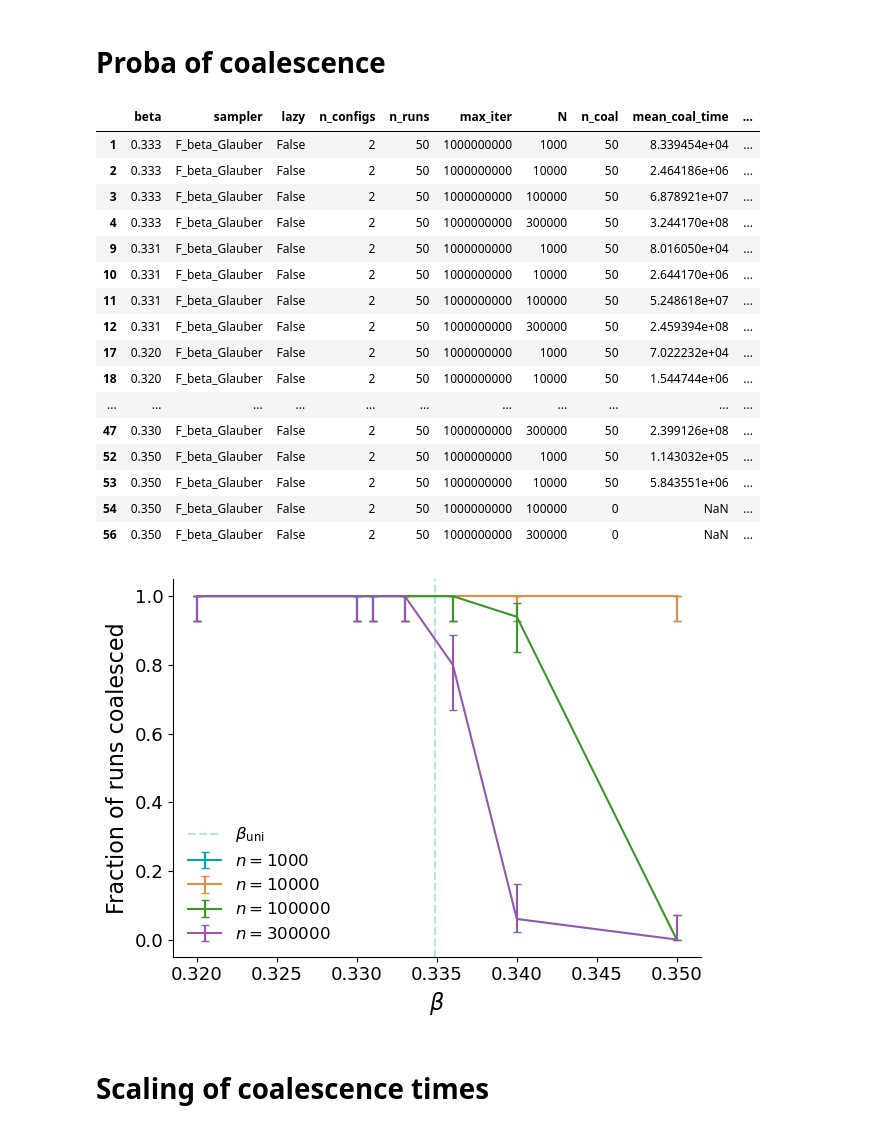
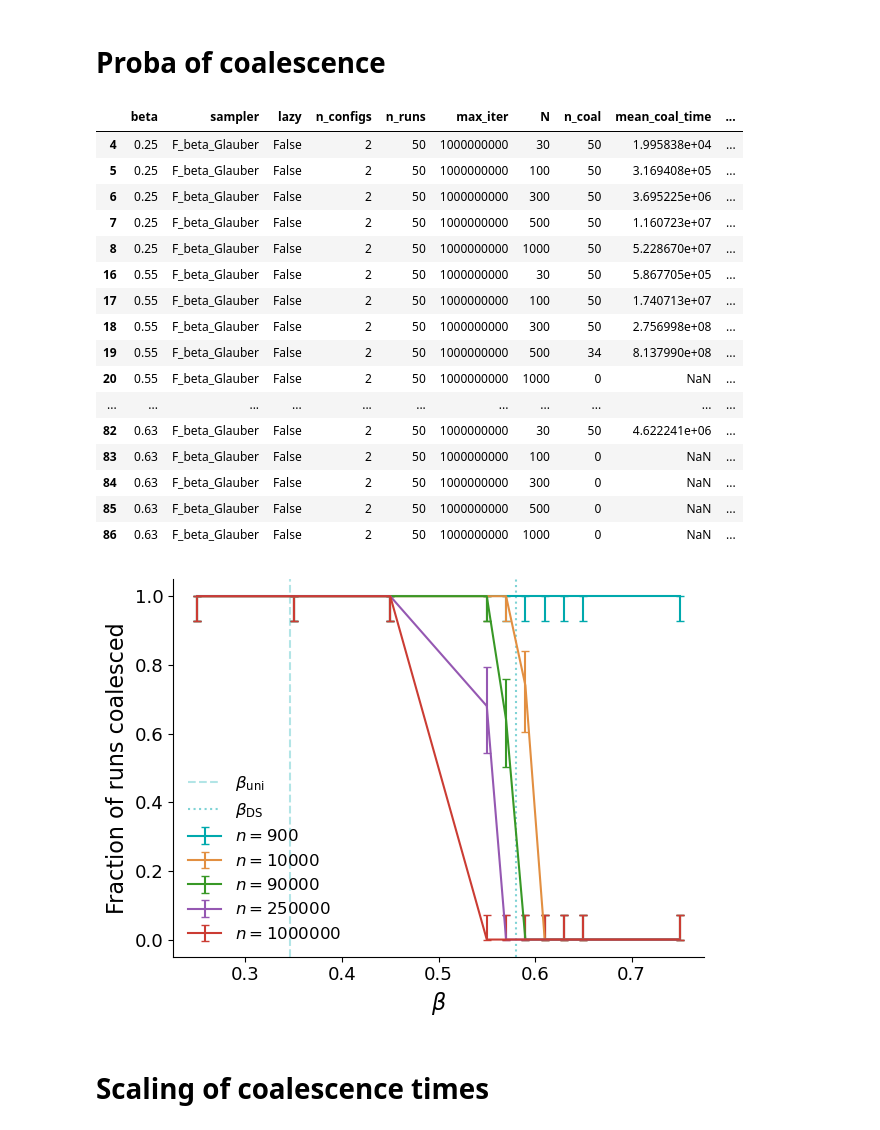
Before and after one commit to LouiseBudzynski/Bounding_Chain_Disordered_Ising_Models, a Jupyter notebook: notebooks/read_coal_time_DS.ipynb, the cells around one changed output. Drawn from its saved outputs; the diff is of its cells as text; code cells hidden in the pictures.

```diff
--- a/notebooks/read_coal_time_DS.ipynb
+++ b/notebooks/read_coal_time_DS.ipynb
@@ -28,9 +28,9 @@ plt.rcParams['ytick.labelsize'] = 13
 plt.rcParams['legend.fontsize'] = 12
 plt.rcParams['axes.titlesize'] = 16
 # %%
-graph_type = 'ER'
-coup_type = 'gauss'
-d = 4
+graph_type = 'EA2D'
+coup_type = 'ising'
+d = 2
 if graph_type == 'ER' and coup_type == 'ising':
     beta_SG = np.arctanh(np.sqrt(1/d))
     beta_uni = np.arctanh(1/d)
@@ -46,9 +46,9 @@ elif graph_type == 'RR' and coup_type == 'ising':
 elif graph_type == 'EA2D' and coup_type == 'ising':
     beta_uni = np.arctanh(1/3)
     beta_DS = 0.58
-    print(f"beta_uni = {beta_uni:.6f}")
+    print(f"beta_uni = {beta_uni:.6f}, beta_DS = {beta_DS:.2f}")
 elif graph_type == 'EA3D' and coup_type == 'ising':
     beta_uni = np.arctanh(1/5)
-    beta_DS = 0.33
-    print(f"beta_uni = {beta_uni:.6f}")
+    beta_DS = 0.25
+    print(f"beta_uni = {beta_uni:.6f}, beta_DS = {beta_DS:.2f}")
 # %% [output]
@@ -116,44 +113,46 @@ df_filtered = df[mask]
 df_filtered
 # %% [output]
 |  | beta | sampler | lazy | n_configs | n_runs | max_iter | N | n_coal | mean_coal_time | ... |
-| 1 | 0.333 | F_beta_Glauber | False | 2 | 50 | 1000000000 | 1000 | 50 | 8.339454e+04 | ... |
-| 2 | 0.333 | F_beta_Glauber | False | 2 | 50 | 1000000000 | 10000 | 50 | 2.464186e+06 | ... |
-| 3 | 0.333 | F_beta_Glauber | False | 2 | 50 | 1000000000 | 100000 | 50 | 6.878921e+07 | ... |
-| 4 | 0.333 | F_beta_Glauber | False | 2 | 50 | 1000000000 | 300000 | 50 | 3.244170e+08 | ... |
-| 9 | 0.331 | F_beta_Glauber | False | 2 | 50 | 1000000000 | 1000 | 50 | 8.016050e+04 | ... |
-| 10 | 0.331 | F_beta_Glauber | False | 2 | 50 | 1000000000 | 10000 | 50 | 2.644170e+06 | ... |
-| 11 | 0.331 | F_beta_Glauber | False | 2 | 50 | 1000000000 | 100000 | 50 | 5.248618e+07 | ... |
-| 12 | 0.331 | F_beta_Glauber | False | 2 | 50 | 1000000000 | 300000 | 50 | 2.459394e+08 | ... |
-| 17 | 0.320 | F_beta_Glauber | False | 2 | 50 | 1000000000 | 1000 | 50 | 7.022232e+04 | ... |
-| 18 | 0.320 | F_beta_Glauber | False | 2 | 50 | 1000000000 | 10000 | 50 | 1.544744e+06 | ... |
+| 4 | 0.25 | F_beta_Glauber | False | 2 | 50 | 1000000000 | 30 | 50 | 1.995838e+04 | ... |
+| 5 | 0.25 | F_beta_Glauber | False | 2 | 50 | 1000000000 | 100 | 50 | 3.169408e+05 | ... |
+| 6 | 0.25 | F_beta_Glauber | False | 2 | 50 | 1000000000 | 300 | 50 | 3.695225e+06 | ... |
+| 7 | 0.25 | F_beta_Glauber | False | 2 | 50 | 1000000000 | 500 | 50 | 1.160723e+07 | ... |
+| 8 | 0.25 | F_beta_Glauber | False | 2 | 50 | 1000000000 | 1000 | 50 | 5.228670e+07 | ... |
+| 16 | 0.55 | F_beta_Glauber | False | 2 | 50 | 1000000000 | 30 | 50 | 5.867705e+05 | ... |
+| 17 | 0.55 | F_beta_Glauber | False | 2 | 50 | 1000000000 | 100 | 50 | 1.740713e+07 | ... |
+| 18 | 0.55 | F_beta_Glauber | False | 2 | 50 | 1000000000 | 300 | 50 | 2.756998e+08 | ... |
+| 19 | 0.55 | F_beta_Glauber | False | 2 | 50 | 1000000000 | 500 | 34 | 8.137990e+08 | ... |
+| 20 | 0.55 | F_beta_Glauber | False | 2 | 50 | 1000000000 | 1000 | 0 | NaN | ... |
 | ... | ... | ... | ... | ... | ... | ... | ... | ... | ... | ... |
-| 47 | 0.330 | F_beta_Glauber | False | 2 | 50 | 1000000000 | 300000 | 50 | 2.399126e+08 | ... |
-| 52 | 0.350 | F_beta_Glauber | False | 2 | 50 | 1000000000 | 1000 | 50 | 1.143032e+05 | ... |
-| 53 | 0.350 | F_beta_Glauber | False | 2 | 50 | 1000000000 | 10000 | 50 | 5.843551e+06 | ... |
-| 54 | 0.350 | F_beta_Glauber | False | 2 | 50 | 1000000000 | 100000 | 0 | NaN | ... |
-| 56 | 0.350 | F_beta_Glauber | False | 2 | 50 | 1000000000 | 300000 | 0 | NaN | ... |
+| 82 | 0.63 | F_beta_Glauber | False | 2 | 50 | 1000000000 | 30 | 50 | 4.622241e+06 | ... |
+| 83 | 0.63 | F_beta_Glauber | False | 2 | 50 | 1000000000 | 100 | 0 | NaN | ... |
+| 84 | 0.63 | F_beta_Glauber | False | 2 | 50 | 1000000000 | 300 | 0 | NaN | ... |
+| 85 | 0.63 | F_beta_Glauber | False | 2 | 50 | 1000000000 | 500 | 0 | NaN | ... |
+| 86 | 0.63 | F_beta_Glauber | False | 2 | 50 | 1000000000 | 1000 | 0 | NaN | ... |
 # %%
 fig, ax = plt.subplots()
 
 for N in sorted(df_filtered['N'].unique()):
     sub_df = df_filtered[df_filtered['N'] == N].sort_values('beta')
     k = sub_df['n_coal'].values
     n = sub_df['n_runs'].values
     p, err_down, err_up = wilson_interval(k, n)
     if graph_type == 'EA2D' or graph_type == 'F2D':
         ax.errorbar(sub_df['beta'], p, yerr=[err_down, err_up],label=rf'$n={N**2}$', capsize=3)
     elif graph_type == 'EA3D' or graph_type == 'F3D':
         ax.errorbar(sub_df['beta'], p, yerr=[err_down, err_up],label=rf'$n={N**3}$', capsize=3)
     else:
         ax.errorbar(sub_df['beta'], p, yerr=[err_down, err_up],label=rf'$n={N}$', capsize=3)
 ax.axvline(beta_uni, linestyle='--', alpha=0.3, label=rf'$\beta_\mathrm{{uni}}$')
+if graph_type in ('EA2D', 'EA3D') and coup_type == 'ising':
+    ax.axvline(beta_DS, linestyle=':', alpha=0.5, label=rf'$\beta_\mathrm{{DS}}$')
 ax.set_xlabel(rf'$\beta$')
 ax.set_ylabel('Fraction of runs coalesced')
 ax.legend()
 plt.tight_layout()
 plt.show()
 # %% [output]
-[figure, old version]
+[figure, new version]
 # %%
 fig.savefig(f'../results/{folder_data}/coal_DS_frac_{graph_type}_{coup_type}_d{d}.pdf', bbox_inches='tight')
 # %% [markdown]
```
Also changed, not shown: parts of 11 cells of this notebook, 1 other file.
